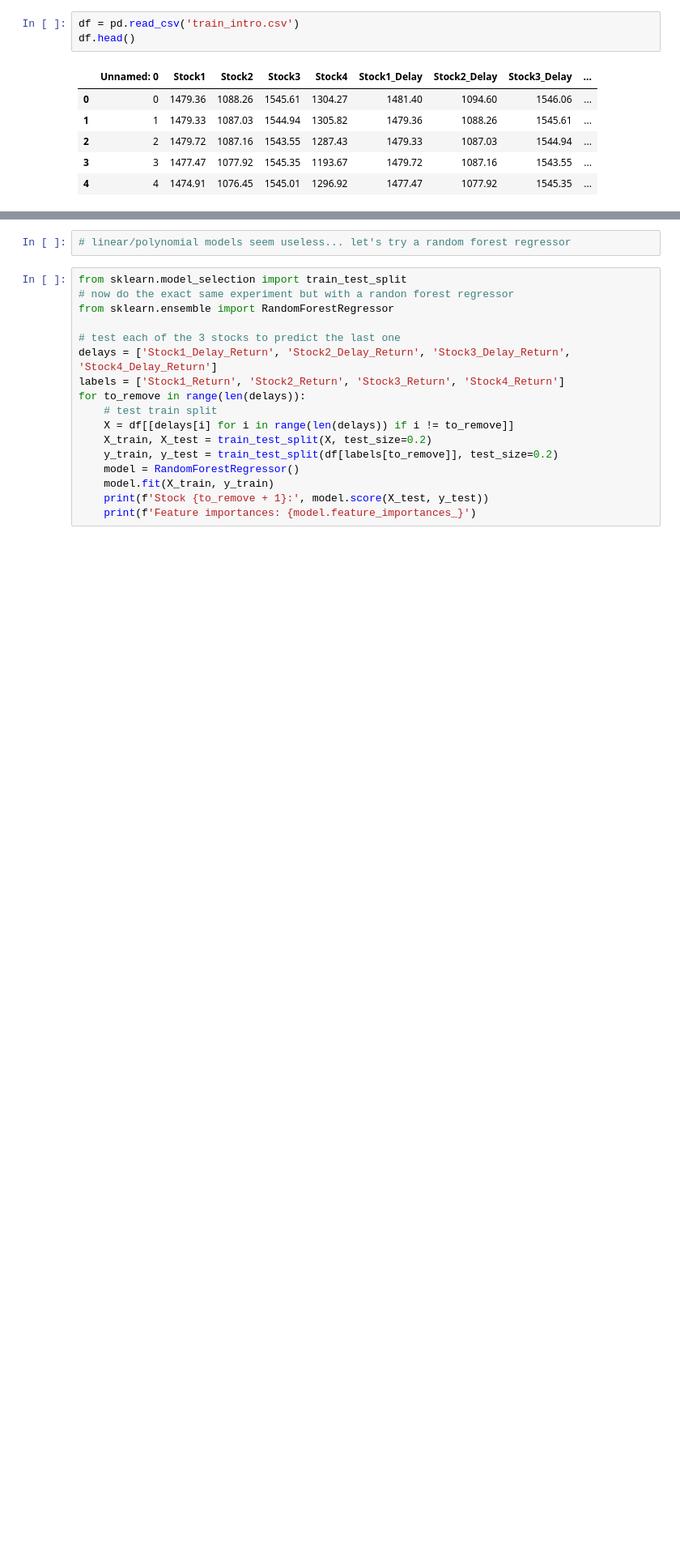
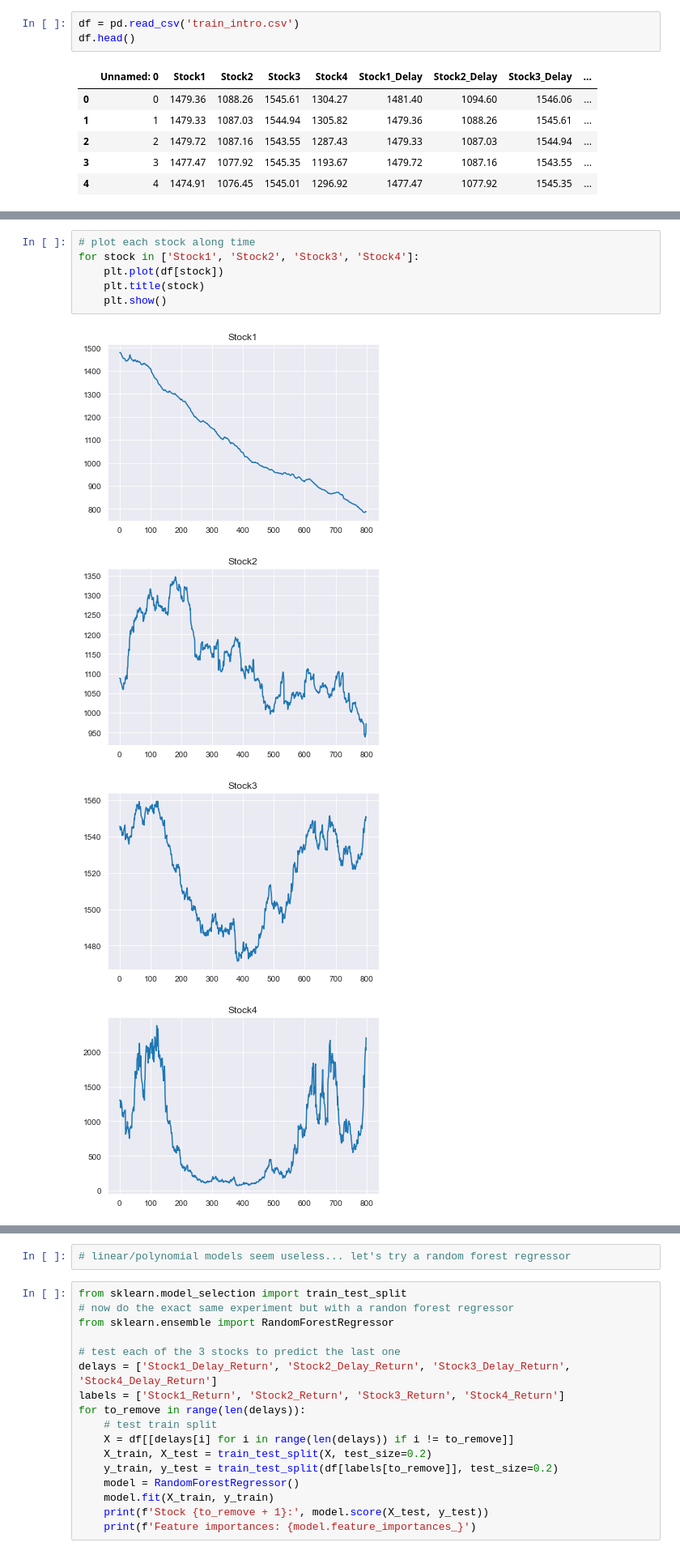
Before and after one commit to Meeeee6623/MFT_Team, a Jupyter notebook: intro_project/view_relationships.ipynb, the cells around one changed output, grey strips where cells are left out. Shown at 81% size. Saved outputs shown, nothing was run; the diff lists cells and outputs as text; blank space fills up the shorter version.

```diff
--- a/intro_project/view_relationships.ipynb
+++ b/intro_project/view_relationships.ipynb
@@ -72,0 +73,11 @@ for stock1 in ['Stock1_Delay_Return', 'Stock2_Delay_Return', 'Stock3_Delay_Retur
+# %%
+# plot each stock along time
+for stock in ['Stock1', 'Stock2', 'Stock3', 'Stock4']:
+    plt.plot(df[stock])
+    plt.title(stock)
+    plt.show()
+# %% [output]
+[figure, added]
+[figure, added]
+[figure, added]
+[figure, added]
```
Also changed, not shown: parts of 9 cells of this notebook, 25 other files.
